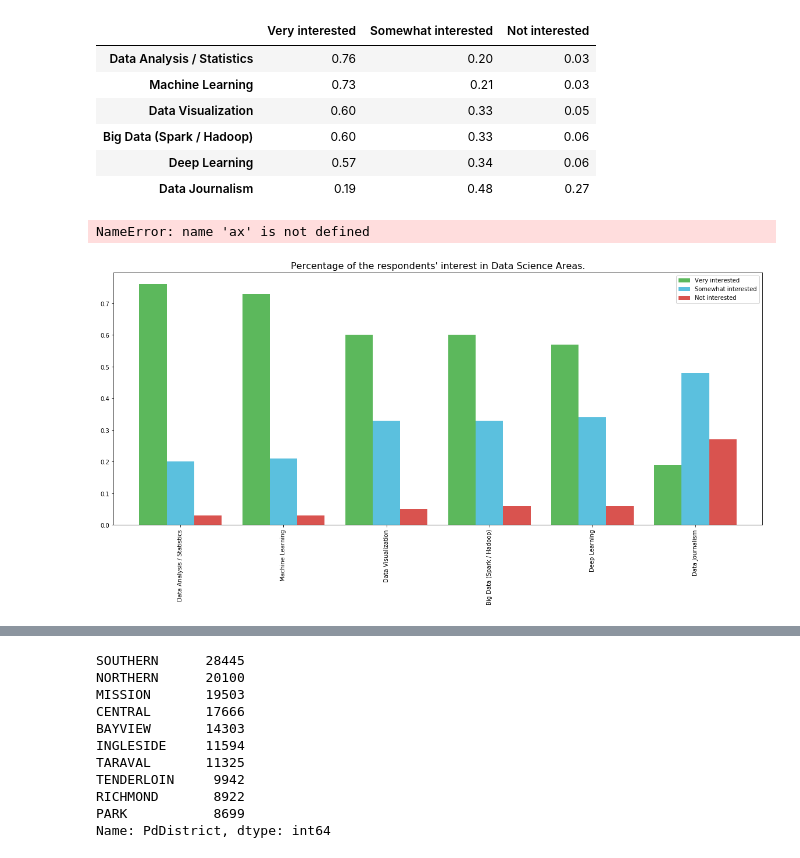
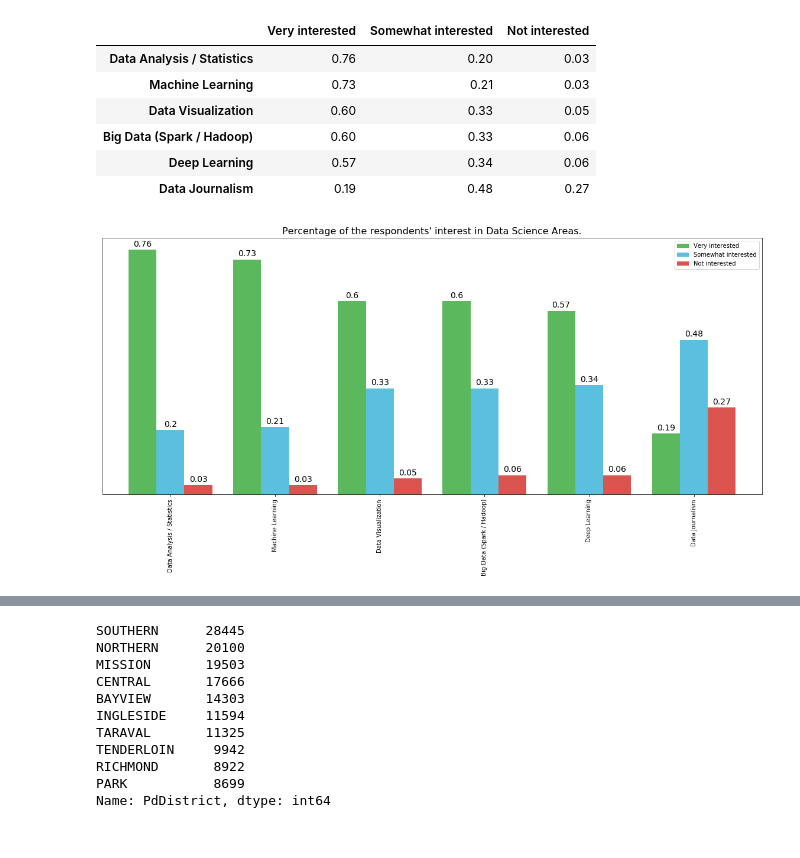
Before and after one commit to talha915/IBM-Data-Visualization, a Jupyter notebook: Data Visualization.ipynb, the cells around one changed output, grey strips where cells are left out. Cells and saved outputs as stored; diff of their text form; code cells hidden in the pictures.

Commit message:
Border removed

```diff
--- a/Data Visualization.ipynb
+++ b/Data Visualization.ipynb
@@ -52,23 +52,26 @@ percent_data
 # %%
 plot = percent_data.plot(
     kind = 'bar',
     figsize = (20, 8),
     width = 0.8,
     color = ['#5cb85c', '#5bc0de', '#d9534f']
     )
 plt.title('Percentage of the respondents\' interest in Data Science Areas.', fontsize=16)
-for p in ax.patches:
-    ax.annotate(np.round(p.get_height(),decimals=2),
+
+# Removing the Border
+plot.get_yaxis().set_visible(False)
+
+for p in plot.patches:
+    plot.annotate(np.round(p.get_height(),decimals=2),
                 (p.get_x()+p.get_width()/2., p.get_height()),
                 ha='center',
                 va='center',
                 xytext=(0, 10),
                 textcoords='offset points',
                 fontsize = 14
                )
 # %% [output]
-NameError: name 'ax' is not defined
-[figure, old version]
+[figure, new version]
 # %%
 crime_data = pd.read_csv('Police_Department_Incidents.csv')
 # %%
```
